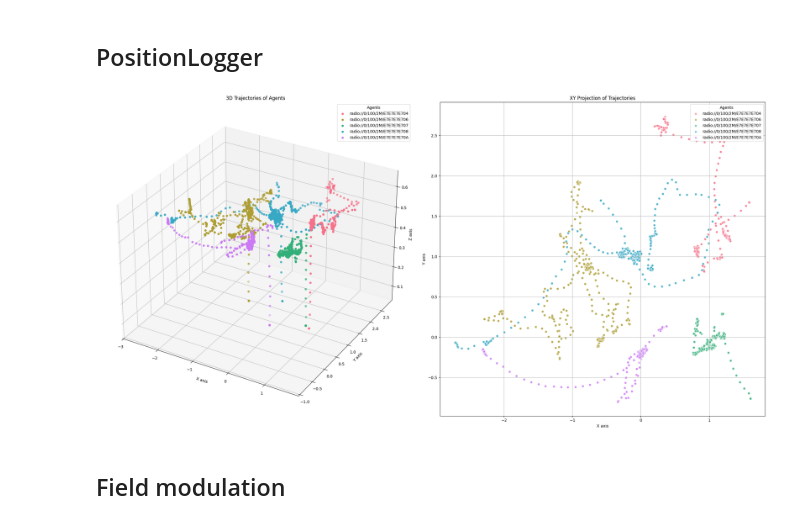
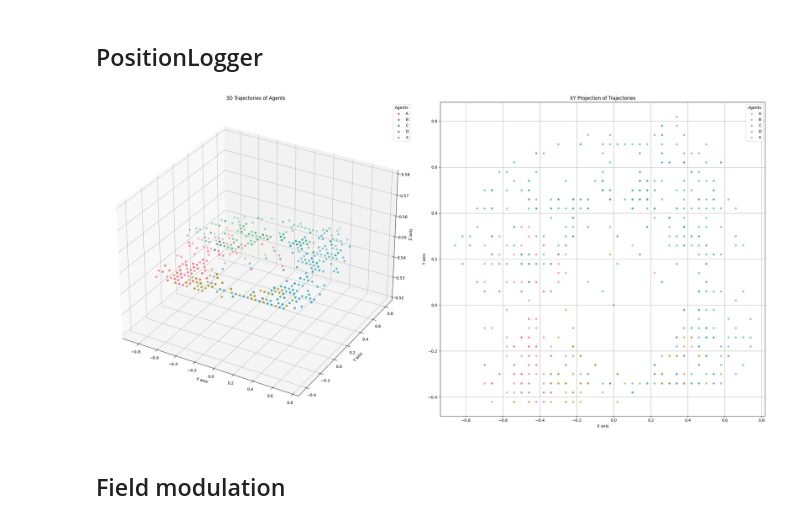
Before and after one commit to alexandru-dochian/multi_agent_framework, a Jupyter notebook: analytics.ipynb, the cells around one changed output. Saved outputs shown, nothing was run; the diff lists cells and outputs as text; code cells hidden in the pictures.

```diff
--- a/analytics.ipynb
+++ b/analytics.ipynb
@@ -19,8 +21,6 @@ def load_experiment_data(experiment_dir: str, logger: str) -> list[dict]:
 # %% [markdown]
 ## PositionLogger
 # %%
-
-
 def generate_colors(df: pd.DataFrame) -> dict[str, ndarray]:
     unique_agents: list[str] = df["agent"].unique()
     # Use seaborn color palette
@@ -73,35 +73,35 @@ def plot_trajectories(df: pd.DataFrame):
     ax1 = fig.add_subplot(121, projection="3d")
     plot_3d_trajectories(ax1, df, colors)
 
     # Create 2D subplot for XY plane
     ax2 = fig.add_subplot(122)
     scatter_xy_trajectories(ax2, df, colors)
 
     plt.tight_layout()
     plt.show()
 
 
 def plot_experiment_trajectories(experiment: str):
     processed_data: list[dict] = []
     for data_log in load_experiment_data(experiment, "PositionLogger"):
         state: PositionState = data_log["state"]
         processed_data.append(
             {
                 "agent": data_log["agent"],
                 "X": state.position.x,
                 "Y": state.position.y,
                 "Z": state.position.z,
             }
         )
 
     df: pd.DataFrame = pd.DataFrame(
         processed_data, columns=["agent", "X", "Y", "Z"]
     ).fillna(0)
     plot_trajectories(df)
 
-plot_experiment_trajectories('hill_climbing_square_vu')
+plot_experiment_trajectories('default')
 # %% [output]
-[figure, old version]
+[figure, new version]
 # %% [markdown]
 ## Field modulation
 # %%
```
Also changed, not shown: parts of 4 cells of this notebook, 9 other files.
